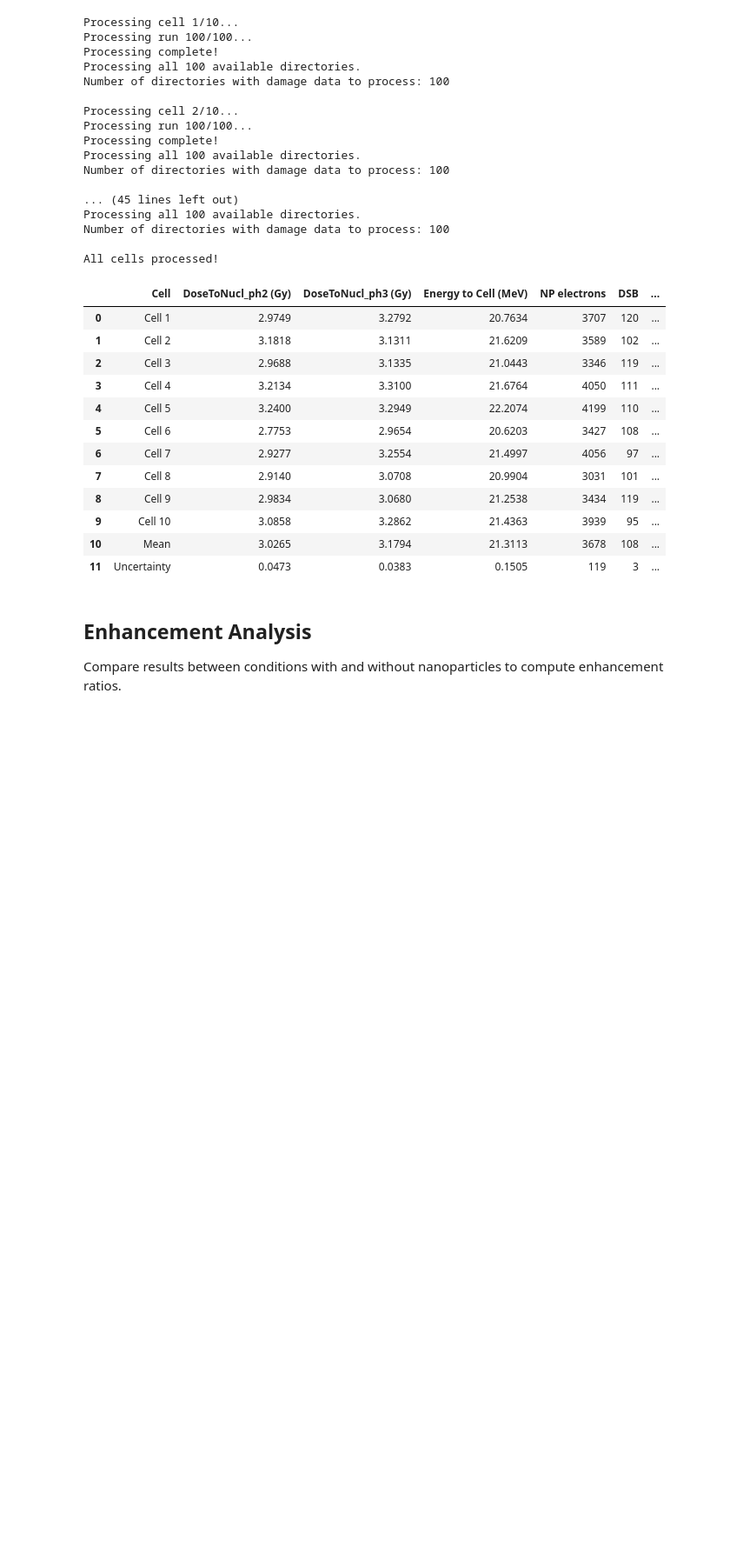
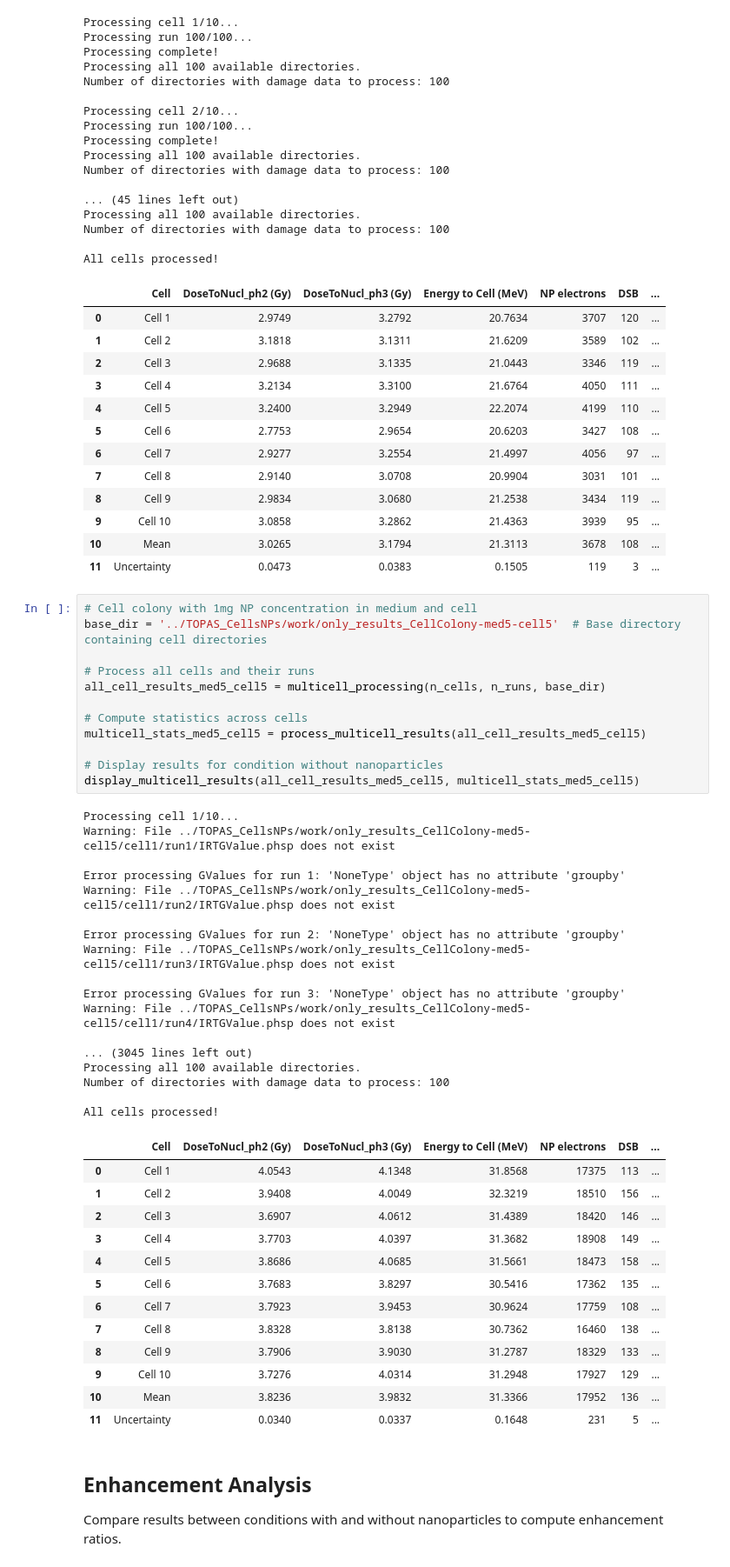
Before and after one commit to HectorMiras/MyTOPASPythonScripts, a Jupyter notebook: cells_nps_eval.ipynb, the cells around one changed output. Shown at 87% size. Drawn from its saved outputs; the diff is of its cells as text; blank space fills up the shorter version.

Commit message:
Modifications in multicell enhancement computation and presentation

```diff
--- a/cells_nps_eval.ipynb
+++ b/cells_nps_eval.ipynb
@@ -605,6 +618,49 @@ All cells processed!
 | 9 | Cell 10 | 3.0858 | 3.2862 | 21.4363 | 3939 | 95 | ... |
 | 10 | Mean | 3.0265 | 3.1794 | 21.3113 | 3678 | 108 | ... |
 | 11 | Uncertainty | 0.0473 | 0.0383 | 0.1505 | 119 | 3 | ... |
+# %%
+# Cell colony with 1mg NP concentration in medium and cell
+base_dir = '../TOPAS_CellsNPs/work/only_results_CellColony-med5-cell5'  # Base directory containing cell directories
+
+# Process all cells and their runs
+all_cell_results_med5_cell5 = multicell_processing(n_cells, n_runs, base_dir)
+
+# Compute statistics across cells
+multicell_stats_med5_cell5 = process_multicell_results(all_cell_results_med5_cell5)
+
+# Display results for condition without nanoparticles
+display_multicell_results(all_cell_results_med5_cell5, multicell_stats_med5_cell5)
+# %% [output]
+Processing cell 1/10...
+Warning: File ../TOPAS_CellsNPs/work/only_results_CellColony-med5-cell5/cell1/run1/IRTGValue.phsp does not exist
+
+Error processing GValues for run 1: 'NoneType' object has no attribute 'groupby'
+Warning: File ../TOPAS_CellsNPs/work/only_results_CellColony-med5-cell5/cell1/run2/IRTGValue.phsp does not exist
+
+Error processing GValues for run 2: 'NoneType' object has no attribute 'groupby'
+Warning: File ../TOPAS_CellsNPs/work/only_results_CellColony-med5-cell5/cell1/run3/IRTGValue.phsp does not exist
+
+Error processing GValues for run 3: 'NoneType' object has no attribute 'groupby'
+Warning: File ../TOPAS_CellsNPs/work/only_results_CellColony-med5-cell5/cell1/run4/IRTGValue.phsp does not exist
+
+... (3045 lines left out)
+Processing all 100 available directories.
+Number of directories with damage data to process: 100
+
+All cells processed!
+|  | Cell | DoseToNucl_ph2 (Gy) | DoseToNucl_ph3 (Gy) | Energy to Cell (MeV) | NP electrons | DSB | ... |
+| 0 | Cell 1 | 4.0543 | 4.1348 | 31.8568 | 17375 | 113 | ... |
+| 1 | Cell 2 | 3.9408 | 4.0049 | 32.3219 | 18510 | 156 | ... |
+| 2 | Cell 3 | 3.6907 | 4.0612 | 31.4389 | 18420 | 146 | ... |
+| 3 | Cell 4 | 3.7703 | 4.0397 | 31.3682 | 18908 | 149 | ... |
+| 4 | Cell 5 | 3.8686 | 4.0685 | 31.5661 | 18473 | 158 | ... |
+| 5 | Cell 6 | 3.7683 | 3.8297 | 30.5416 | 17362 | 135 | ... |
+| 6 | Cell 7 | 3.7923 | 3.9453 | 30.9624 | 17759 | 108 | ... |
+| 7 | Cell 8 | 3.8328 | 3.8138 | 30.7362 | 16460 | 138 | ... |
+| 8 | Cell 9 | 3.7906 | 3.9030 | 31.2787 | 18329 | 133 | ... |
+| 9 | Cell 10 | 3.7276 | 4.0314 | 31.2948 | 17927 | 129 | ... |
+| 10 | Mean | 3.8236 | 3.9832 | 31.3366 | 17952 | 136 | ... |
+| 11 | Uncertainty | 0.0340 | 0.0337 | 0.1648 | 231 | 5 | ... |
 # %% [markdown]
 ## Enhancement Analysis
 
```
Also changed, not shown: parts of 11 cells of this notebook, 6 other files.
